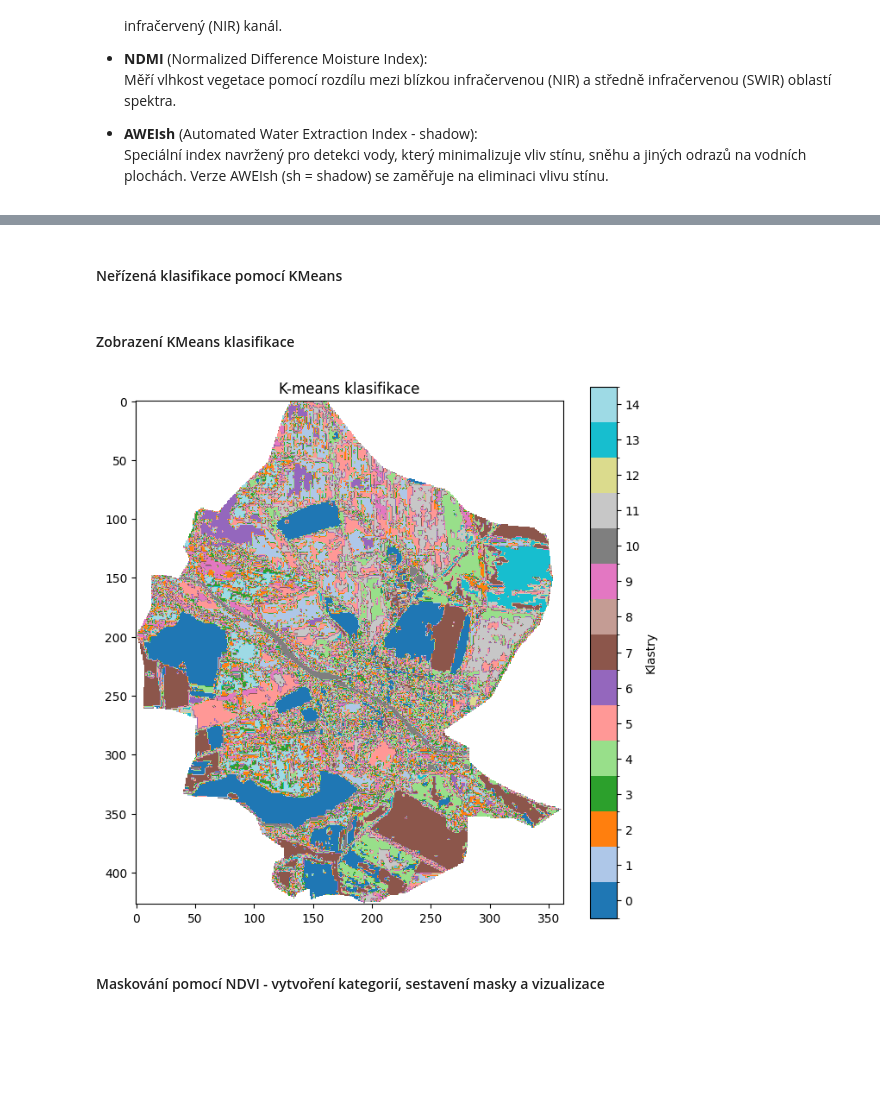
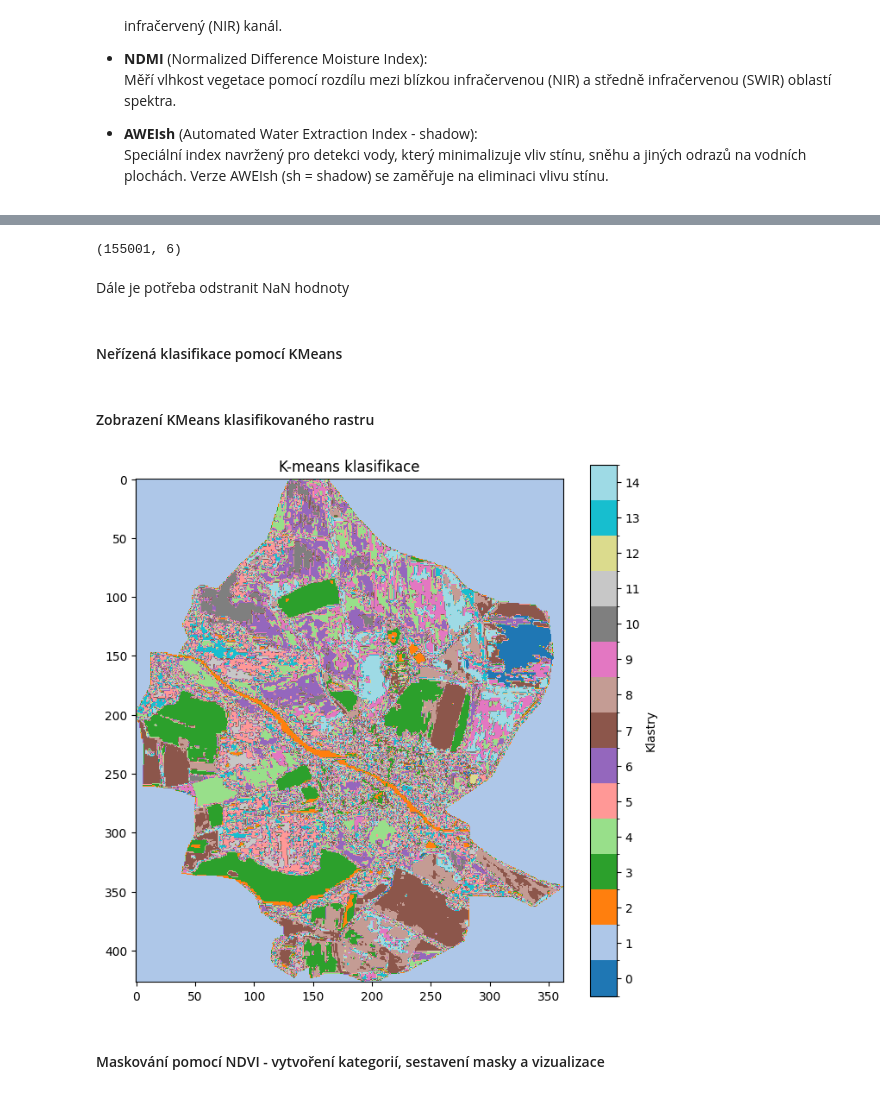
Before and after one commit to klimesm/UZPR_projekt, a Jupyter notebook: UZPR_projekt_MK_TČ.ipynb, the cells around one changed output, grey strips where cells are left out. Saved outputs shown, nothing was run; the diff lists cells and outputs as text; code cells hidden in the pictures; blank space fills up the shorter version.

```diff
--- a/UZPR_projekt_MK_TČ.ipynb
+++ b/UZPR_projekt_MK_TČ.ipynb
@@ -590,3 +503,16 @@ data_2d_valid = data_2d[mask_valid]  # Aplikujeme masku
+# %%
+# Převod dat na 2D matici
+data_2d = data_aoi.reshape(data_aoi.shape[0], -1).T  # Přeformátujeme data na 2D
+mask_valid = ~np.isnan(data_2d).any(axis=1)  # Vytvoříme masku platných dat (bez NaN)
+data_2d_valid = data_2d[mask_valid]  # Aplikujeme masku
+print(data_2d_valid.shape)
+# %% [output]
+(155001, 6)
+# %% [markdown]
+Dále je potřeba odstranit NaN hodnoty
+# %%
+mask_valid = ~np.isnan(data_2d).any(axis=1)  # Vytvoříme masku platných dat (bez NaN)
+data_2d_valid = data_2d[mask_valid]  # Aplikujeme masku
 # %% [markdown]
 #### Neřízená klasifikace pomocí KMeans
 # %%
@@ -604,31 +530,31 @@ kmeans.fit(data_2d_valid)
 labels = np.full(data_2d.shape[0], np.nan)  # Inicializace výsledků s NaN
 labels[mask_valid] = kmeans.labels_  # Přiřazení výsledků pouze platným datům
 # %% [markdown]
-#### Zobrazení KMeans klasifikace
+#### Zobrazení KMeans klasifikovaného rastru
 # %%
 # Převod výsledků zpět na 2D obraz (tvar: [výška, šířka])
 from matplotlib.colors import BoundaryNorm
 from matplotlib.colors import ListedColormap
-labels_2d = labels.reshape(data.shape[1], data.shape[2])  # Převod zpět na 2D
+labels_2d = labels.reshape(data_aoi.shape[1], data_aoi.shape[2])
 
-# Zobrazení výsledného klasifikovaného obrazu
-# Definice diskrétní colormap pro n klastrů
-cmap = plt.colormaps['tab20']  # Použití palety s n_klastry
+
+# Definice colormap pro n klastrů
+cmap = plt.colormaps['tab20']  # Použití palety
 cmap = ListedColormap(cmap(np.linspace(0, 1, n_clusters)))
 
 # Normalizace pro diskrétní hodnoty
 norm = BoundaryNorm(boundaries=np.arange(n_clusters+1)-0.5, ncolors=n_clusters)
 
 # Vykreslení mapy s colorbarem
 plt.figure(figsize=(8,8))
 plt.imshow(labels_2d, cmap=cmap, norm=norm)
 plt.colorbar(label='Klastry', ticks=np.arange(n_clusters))
 
 # Titulek
 plt.title('K-means klasifikace')
 plt.show()
 # %% [output]
-[figure, old version]
+[figure, new version]
 # %% [markdown]
 #### Maskování pomocí NDVI - vytvoření kategorií, sestavení masky a vizualizace
 # %%
```
Also changed, not shown: parts of 63 cells of this notebook.
